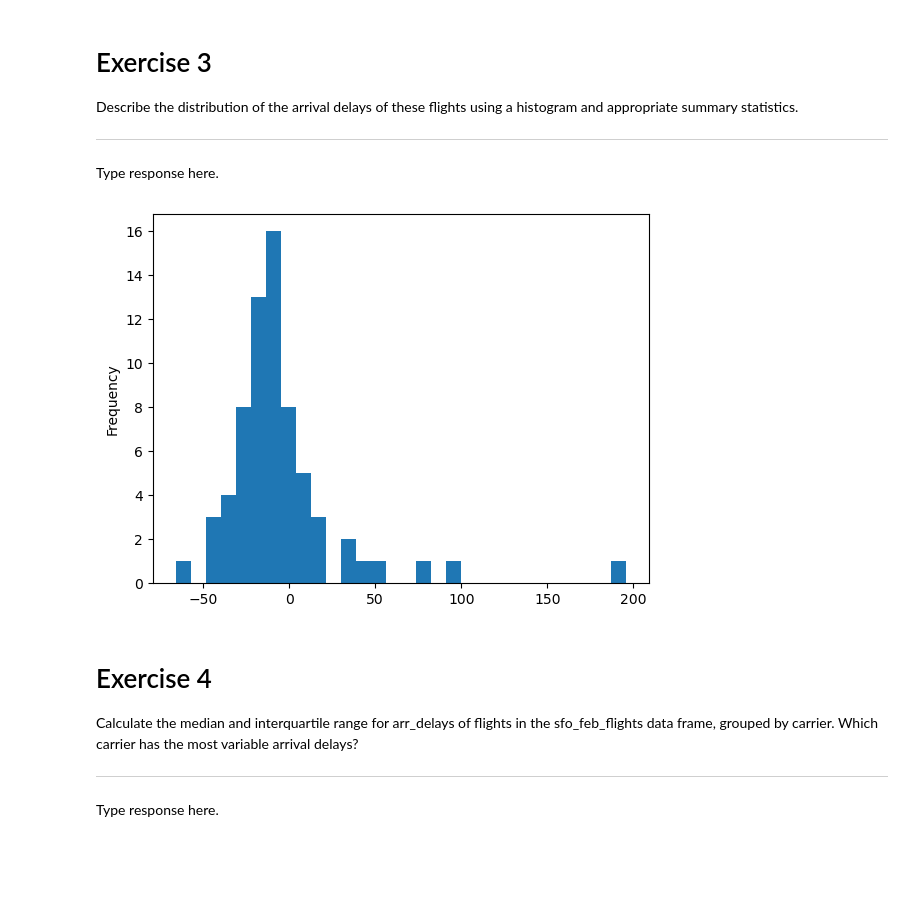
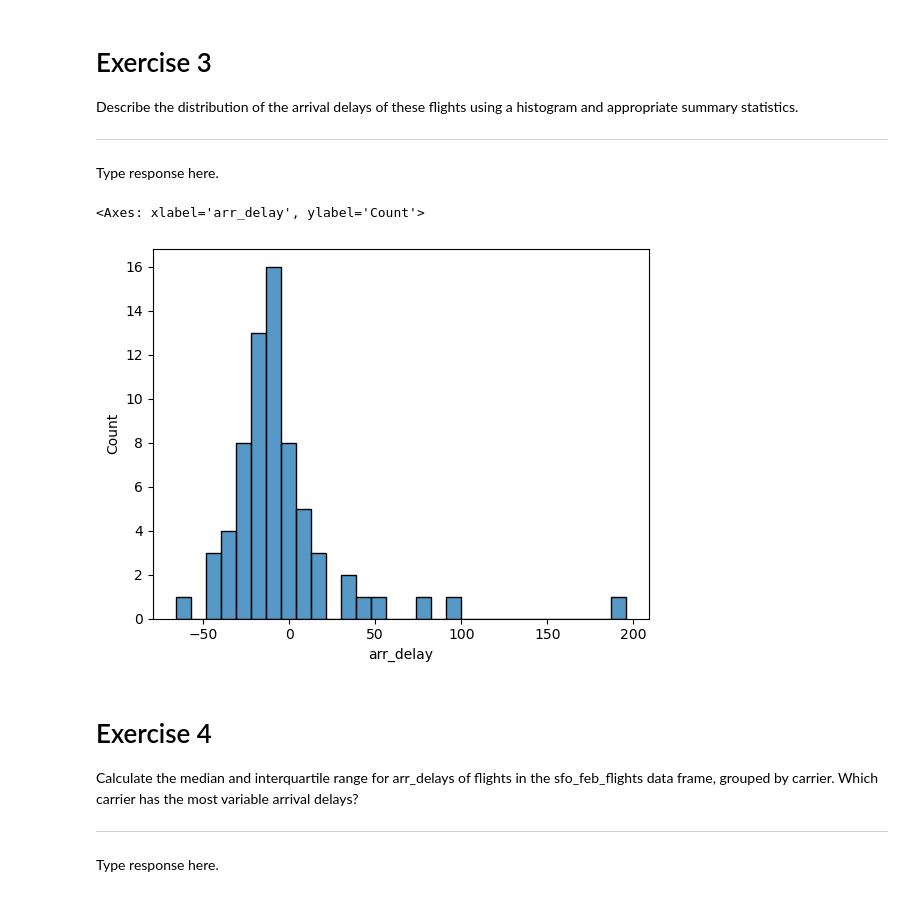
Before and after one commit to ProfessorRC3/IMS-Python-Labs, a Jupyter notebook: Lab 2.ipynb, the cells around one changed output. Drawn from its saved outputs; the diff is of its cells as text; code cells hidden in the pictures; blank space fills up the shorter version.

```diff
--- a/Lab 2.ipynb
+++ b/Lab 2.ipynb
@@ -48,7 +40,7 @@ Create a new data frame that includes flights headed to SFO in February, and sav
 
 Type response here.
 # %%
-sfo_feb_flights = nycflights[(nycflights.dest == "SFO") & (nycflights.month == 2)]
+sfo_feb_flights = pd.DataFrame(nycflights[(nycflights.dest == "SFO") & (nycflights.month == 2)])
 
 sfo_feb_flights.describe()
 # %% [output]
@@ -69,12 +61,11 @@ Describe the distribution of the arrival delays of these flights using a histogr
 ---
 
 Type response here.
-# %%
-sfo_feb_flights['arr_delay'].plot(kind='hist',bins=30)
-
-plt.show()
-# %% [output]
-[figure, removed]
+# %%
+sns.histplot(data=sfo_feb_flights['arr_delay'], bins=30)
+# %% [output]
+<Axes: xlabel='arr_delay', ylabel='Count'>
+[figure, added]
 # %% [markdown]
 # Exercise 4
 
```
Also changed, not shown: parts of 8 cells of this notebook, 21 other files.
